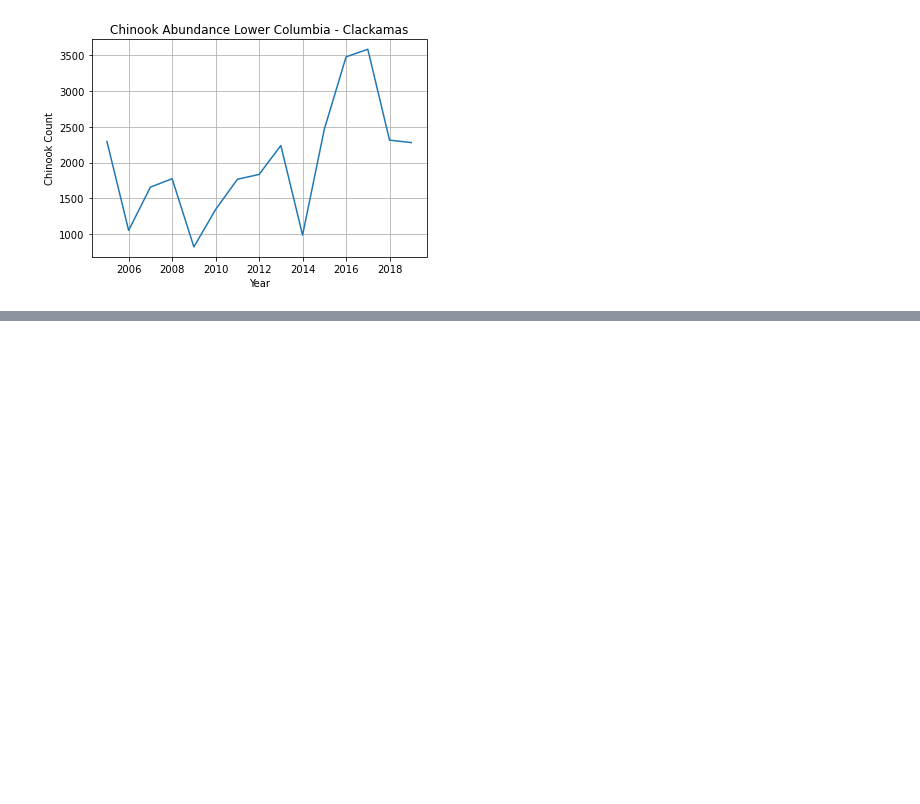
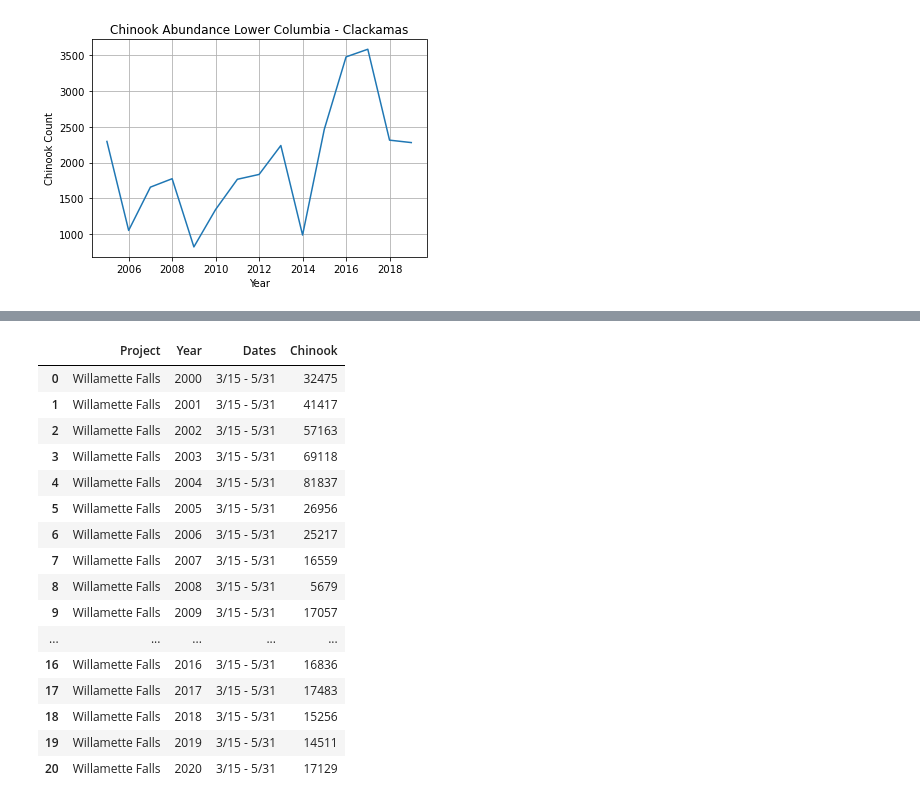
Before and after one commit to jayhjman/bootcamp-project1, a Jupyter notebook: Chinook-Salmon.ipynb, the cells around one changed output, grey strips where cells are left out. Saved outputs shown, nothing was run; the diff lists cells and outputs as text; code cells hidden in the pictures; blank space fills up the shorter version.

```diff
--- a/Chinook-Salmon.ipynb
+++ b/Chinook-Salmon.ipynb
@@ -37,0 +85,36 @@ ax.plot(clean_salmon_df["spawning_year"], clean_salmon_df["WildCount"] )
+# %%
+# Read in Willamette Dam Spring Chinook Counts
+willamette_file = "Resources/Chinook_Willamette_Counts.csv"
+
+# Grab only the columns we want
+willamette_salmon_df = pd.read_csv(willamette_file, usecols=["Project","Year","Dates", "Chinook"])
+
+# Make sure we only get 2000 to 2020
+willamette_salmon_df =  willamette_salmon_df[
+    (willamette_salmon_df["Year"] > 1999) &
+    (willamette_salmon_df["Year"] < 2021)
+]
+
+# Clean up data types
+willamette_salmon_df["Year"] = willamette_salmon_df["Year"].astype('int')
+willamette_salmon_df["Chinook"] = willamette_salmon_df["Chinook"].astype('int')
+
+willamette_salmon_df
+# %% [output]
+|  | Project | Year | Dates | Chinook |
+| 0 | Willamette Falls | 2000 | 3/15 - 5/31 | 32475 |
+| 1 | Willamette Falls | 2001 | 3/15 - 5/31 | 41417 |
+| 2 | Willamette Falls | 2002 | 3/15 - 5/31 | 57163 |
+| 3 | Willamette Falls | 2003 | 3/15 - 5/31 | 69118 |
+| 4 | Willamette Falls | 2004 | 3/15 - 5/31 | 81837 |
+| 5 | Willamette Falls | 2005 | 3/15 - 5/31 | 26956 |
+| 6 | Willamette Falls | 2006 | 3/15 - 5/31 | 25217 |
+| 7 | Willamette Falls | 2007 | 3/15 - 5/31 | 16559 |
+| 8 | Willamette Falls | 2008 | 3/15 - 5/31 | 5679 |
+| 9 | Willamette Falls | 2009 | 3/15 - 5/31 | 17057 |
+| ... | ... | ... | ... | ... |
+| 16 | Willamette Falls | 2016 | 3/15 - 5/31 | 16836 |
+| 17 | Willamette Falls | 2017 | 3/15 - 5/31 | 17483 |
+| 18 | Willamette Falls | 2018 | 3/15 - 5/31 | 15256 |
+| 19 | Willamette Falls | 2019 | 3/15 - 5/31 | 14511 |
+| 20 | Willamette Falls | 2020 | 3/15 - 5/31 | 17129 |
```
Also changed, not shown: parts of 3 cells of this notebook, 2 other files.
